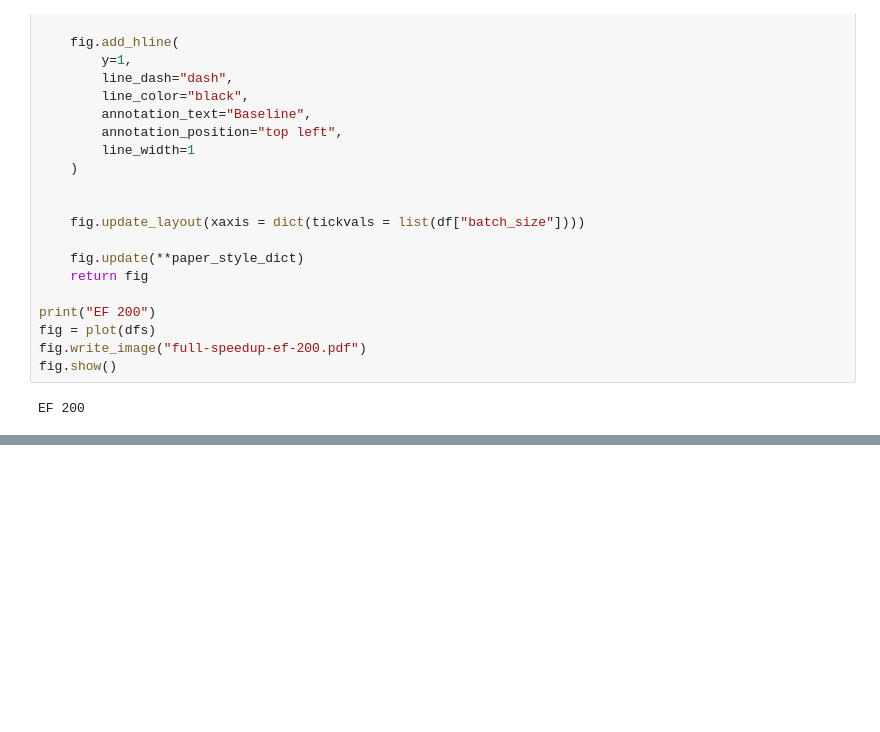
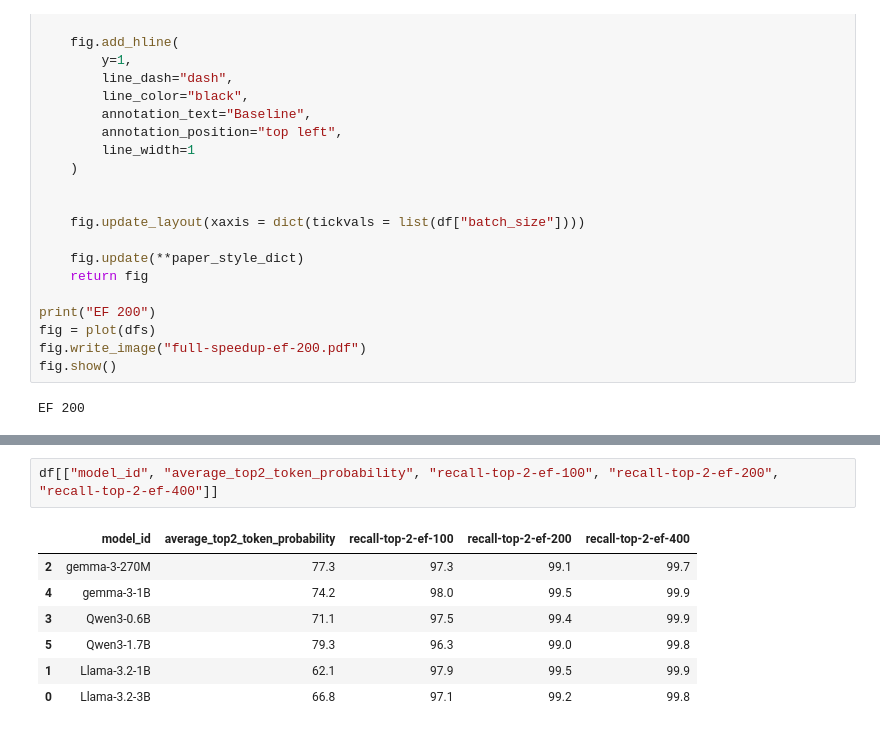
Before and after one commit to martinloretzzz/vector-index-embedding, a Jupyter notebook: benchmark/analyze.ipynb, the cells around one changed output, grey strips where cells are left out. Saved outputs shown, nothing was run; the diff lists cells and outputs as text; blank space fills up the shorter version.

```diff
--- a/benchmark/analyze.ipynb
+++ b/benchmark/analyze.ipynb
@@ -197,0 +237,10 @@ EF 200
+# %%
+df[["model_id", "average_top2_token_probability", "recall-top-2-ef-100", "recall-top-2-ef-200", "recall-top-2-ef-400"]]
+# %% [output]
+|  | model_id | average_top2_token_probability | recall-top-2-ef-100 | recall-top-2-ef-200 | recall-top-2-ef-400 |
+| 2 | gemma-3-270M | 77.3 | 97.3 | 99.1 | 99.7 |
+| 4 | gemma-3-1B | 74.2 | 98.0 | 99.5 | 99.9 |
+| 3 | Qwen3-0.6B | 71.1 | 97.5 | 99.4 | 99.9 |
+| 5 | Qwen3-1.7B | 79.3 | 96.3 | 99.0 | 99.8 |
+| 1 | Llama-3.2-1B | 62.1 | 97.9 | 99.5 | 99.9 |
+| 0 | Llama-3.2-3B | 66.8 | 97.1 | 99.2 | 99.8 |
```
Also changed, not shown: parts of 5 cells of this notebook, 7 other files.
